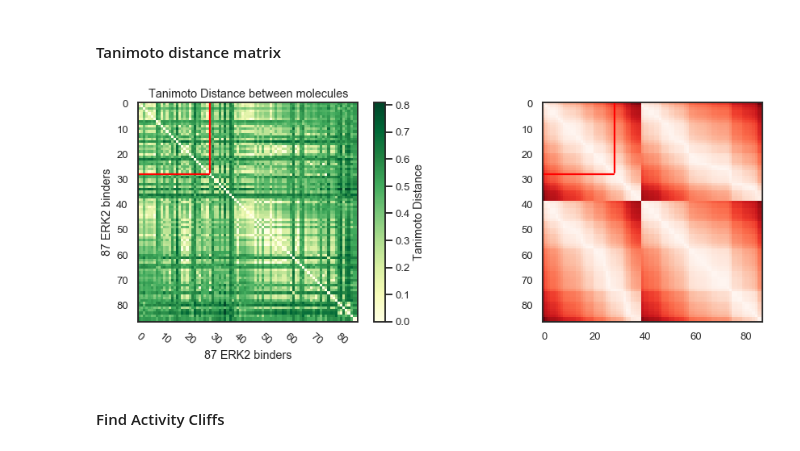
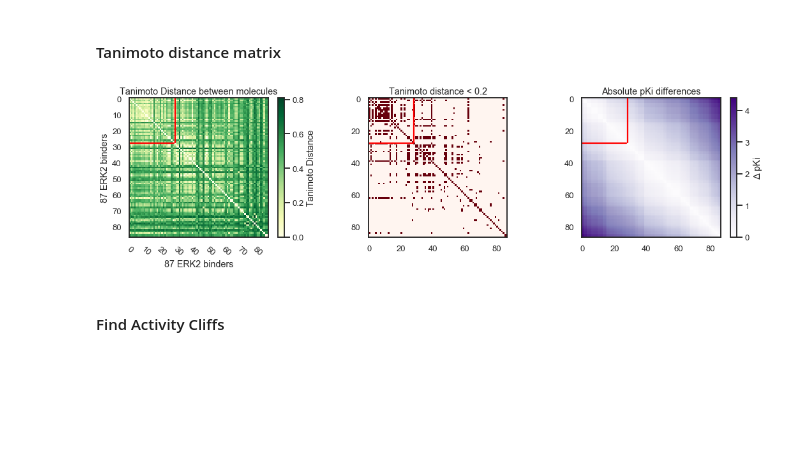
Before and after one commit to jRicciL/ERK2_notebooks, a Jupyter notebook: X_Reviewing_Fourches_work/7_Feature_Selection_RDKit_descriptors.ipynb, the cells around one changed output. Drawn from its saved outputs; the diff is of its cells as text; code cells hidden in the pictures; blank space fills up the shorter version.

```diff
--- a/X_Reviewing_Fourches_work/7_Feature_Selection_RDKit_descriptors.ipynb
+++ b/X_Reviewing_Fourches_work/7_Feature_Selection_RDKit_descriptors.ipynb
@@ -23,3 +24,5 @@ file_ = './main_table_of_Fourches_ligs_ERK2.pkl'
 with open(file_, 'rb') as f:
     df_erk2_mols = pickle.load(f)
 df_erk2_mols = df_erk2_mols.set_index('Name')
+# Sort the dataframe by pKi values
+df_erk2_mols = df_erk2_mols.sort_values('pKi', ascending=False)
@@ -123,37 +113,47 @@ array([[0.  , 0.3 , 0.48, ..., 3.91, 4.36, 4.4 ],
 # %%
 n_actives = df_erk2_mols.activity.sum()
 
-fig = plt.figure(figsize=(16, 5))
+fig = plt.figure(figsize=(18, 4))
 
 # Tanimoto disimilatity matrix
-plt.subplot(1,2,1)
+plt.subplot(1,3,1)
 plt.imshow(tan_mtx_dist, cmap='YlGn')
 plt.yticks(range(0, n_mols, 10))
 plt.xticks(range(0, n_mols, 10), rotation=-40)
 xlabel_ = f'{n_mols} ERK2 binders'
 plt.xlabel(xlabel_); plt.ylabel(xlabel_)
 plt.title('Tanimoto Distance between molecules')
 
 plt.axvline(x= n_actives, ymin= abs(n_mols - n_actives)/n_mols, ymax= n_mols, color='red')
 plt.axhline(y= n_actives, xmin=0, xmax=(n_actives / n_mols), color='red')
 
-cbar = plt.colorbar()
-cbar.set_label('Tanimoto Distance')
+cbar1 = plt.colorbar()
+cbar1.set_label('Tanimoto Distance')
 
 # Tanimoto distance threshold
-plt.subplot(1,2,2)
+plt.subplot(1,3,2)
 tan_mtx_dist_threshold = tan_mtx_dist < 0.2
 # Just for visualization fill the diagonal
-plt.imshow(delta_pki_matrix, cmap='Reds')
+plt.imshow(tan_mtx_dist_threshold, cmap='Reds')
 plt.axvline(x= n_actives, ymin= abs(n_mols - n_actives)/n_mols, ymax= n_mols, color='red')
 plt.axhline(y= n_actives, xmin=0, xmax=(n_actives / n_mols), color='red')
+plt.title('Tanimoto distance < 0.2')
 
 
 # Activity Cliffs
+plt.subplot(1,3,3)
+# Just for visualization fill the diagonal
+plt.imshow(delta_pki_matrix, cmap='Purples')
+plt.axvline(x= n_actives, ymin= abs(n_mols - n_actives)/n_mols, ymax= n_mols, color='red')
+plt.axhline(y= n_actives, xmin=0, xmax=(n_actives / n_mols), color='red')
+plt.title('Absolute pKi differences')
+
+cbar2 = plt.colorbar()
+cbar2.set_label('$\Delta$ pKi')
 
 plt.show()
 # %% [output]
-[figure, old version]
+[figure, new version]
 # %% [markdown]
 #### Find Activity Cliffs
 # %%
```
Also changed, not shown: parts of 34 cells of this notebook.
